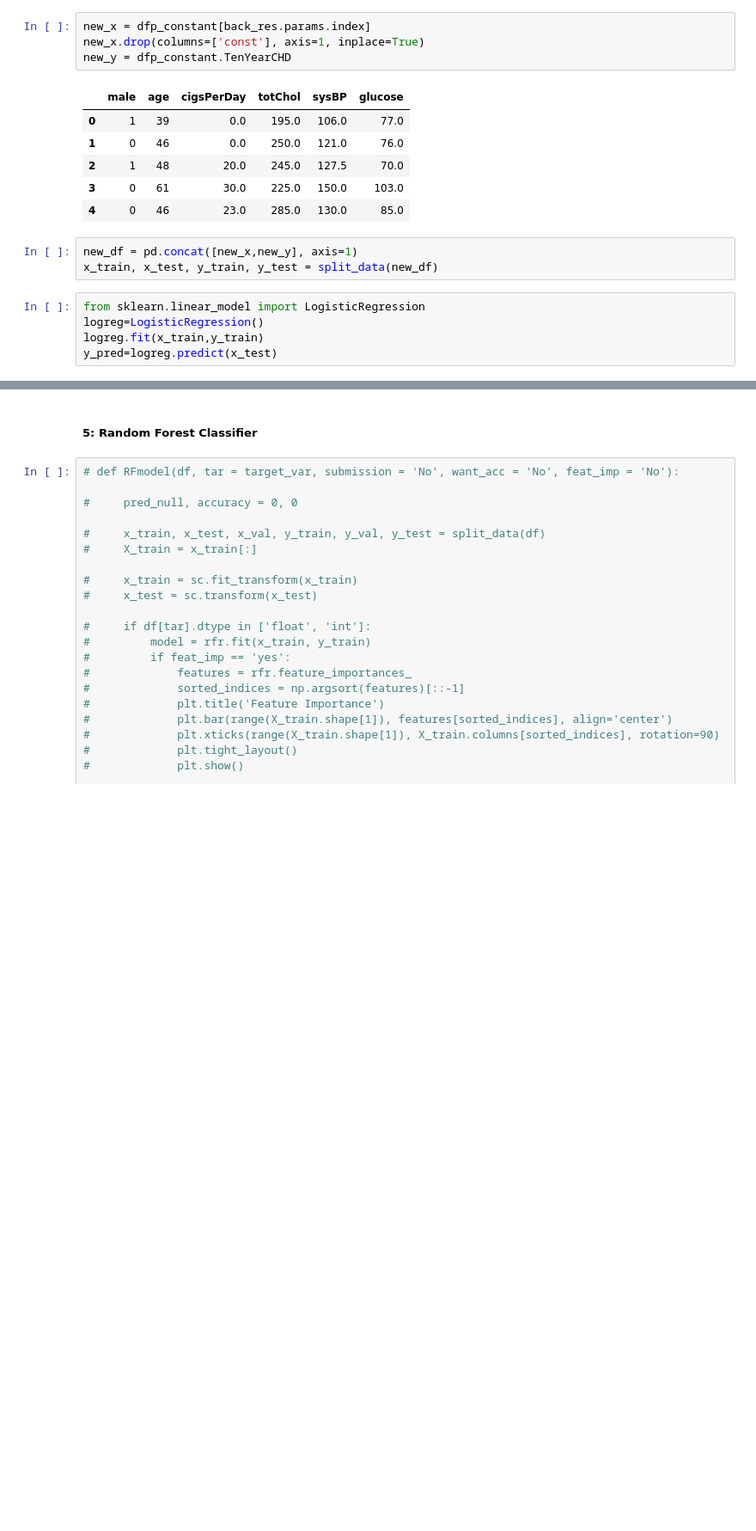
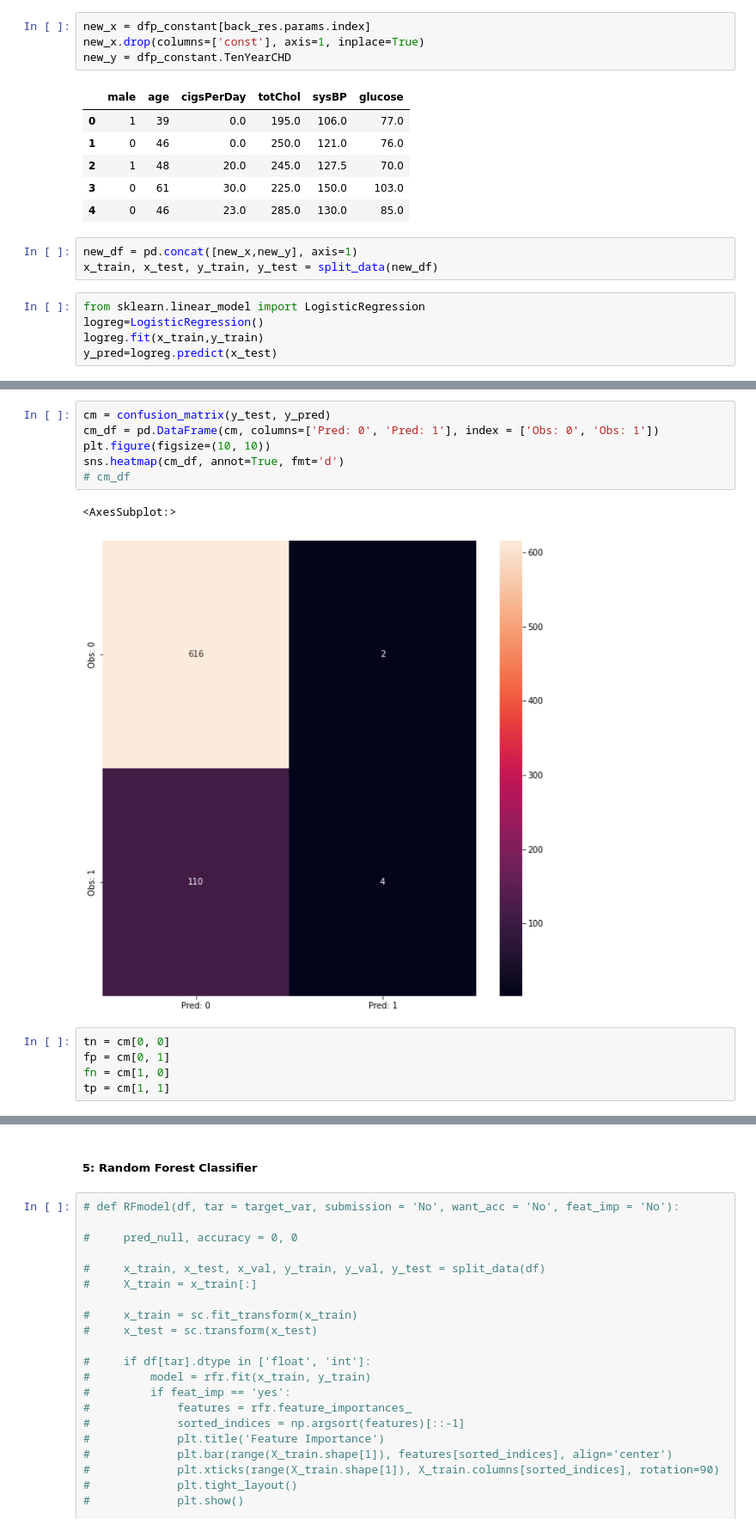
Before and after one commit to Dhruv-Chandra/Heart-Patients, a Jupyter notebook: Heart Patients.ipynb, the cells around one changed output, grey strips where cells are left out. Shown at 86% size. Cells and saved outputs as stored; diff of their text form; blank space fills up the shorter version.

```diff
--- a/Heart Patients.ipynb
+++ b/Heart Patients.ipynb
@@ -316,3 +330,17 @@ sklearn.metrics.accuracy_score(y_test,y_pred)
 # %% [output]
 [interactive output not drawn]
 0.8497267759562842
+# %%
+cm = confusion_matrix(y_test, y_pred)
+cm_df = pd.DataFrame(cm, columns=['Pred: 0', 'Pred: 1'], index = ['Obs: 0', 'Obs: 1'])
+plt.figure(figsize=(10, 10))
+sns.heatmap(cm_df, annot=True, fmt='d')
+# cm_df
+# %% [output]
+<AxesSubplot:>
+[figure, added]
+# %%
+tn = cm[0, 0]
+fp = cm[0, 1]
+fn = cm[1, 0]
+tp = cm[1, 1]
```
Also changed, not shown: parts of 6 cells of this notebook.
